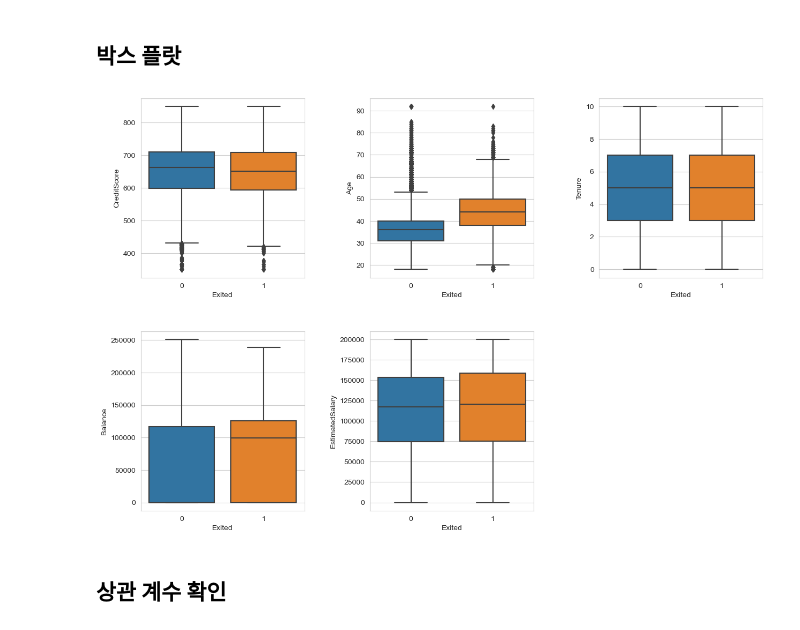
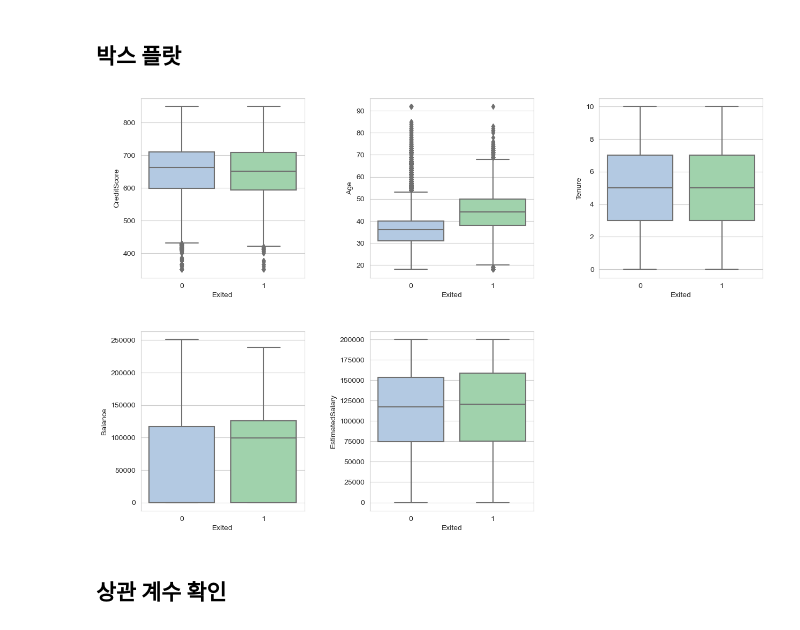
Before and after one commit to kikipark9/ML_Team_Project, a Jupyter notebook: eda_source/[EDA] 1. First View.ipynb, the cells around one changed output. Cells and saved outputs as stored; diff of their text form; code cells hidden in the pictures.

```diff
--- a/eda_source/[EDA] 1. First View.ipynb
+++ b/eda_source/[EDA] 1. First View.ipynb
@@ -285,17 +285,17 @@ draw_countplot('Tenure', 'Exited')
 # %%
 nrows = 2
 ncols = 3
 fig, ax, = plt.subplots(nrows, ncols, figsize = (15, 10))
-sns.boxplot(data=df, x='Exited', y='CreditScore', ax=ax[0, 0])
-sns.boxplot(data=df, x='Exited', y='Age', ax=ax[0, 1])
-sns.boxplot(data=df, x='Exited', y='Tenure', ax=ax[0, 2])
-sns.boxplot(data=df, x='Exited', y='Balance', ax=ax[1, 0])
-sns.boxplot(data=df, x='Exited', y='EstimatedSalary', ax=ax[1, 1])
+sns.boxplot(data=df, x='Exited', y='CreditScore', ax=ax[0, 0], palette=["#abc9ea","#98daa7","#f3aba8","#d3c3f7","#f3f3af","#c0ebe9"])
+sns.boxplot(data=df, x='Exited', y='Age', ax=ax[0, 1], palette=["#abc9ea","#98daa7","#f3aba8","#d3c3f7","#f3f3af","#c0ebe9"])
+sns.boxplot(data=df, x='Exited', y='Tenure', ax=ax[0, 2], palette=["#abc9ea","#98daa7","#f3aba8","#d3c3f7","#f3f3af","#c0ebe9"])
+sns.boxplot(data=df, x='Exited', y='Balance', ax=ax[1, 0], palette=["#abc9ea","#98daa7","#f3aba8","#d3c3f7","#f3f3af","#c0ebe9"])
+sns.boxplot(data=df, x='Exited', y='EstimatedSalary', ax=ax[1, 1], palette=["#abc9ea","#98daa7","#f3aba8","#d3c3f7","#f3f3af","#c0ebe9"])
 ax[1, 2].set_visible(False)
 plt.subplots_adjust(wspace=0.4, hspace=0.3)
 plt.show()
 # %% [output]
-[figure, old version]
+[figure, new version]
 # %% [markdown]
 ## 상관 계수 확인
 # %% [markdown]
```
Also changed, not shown: parts of 20 cells of this notebook.
